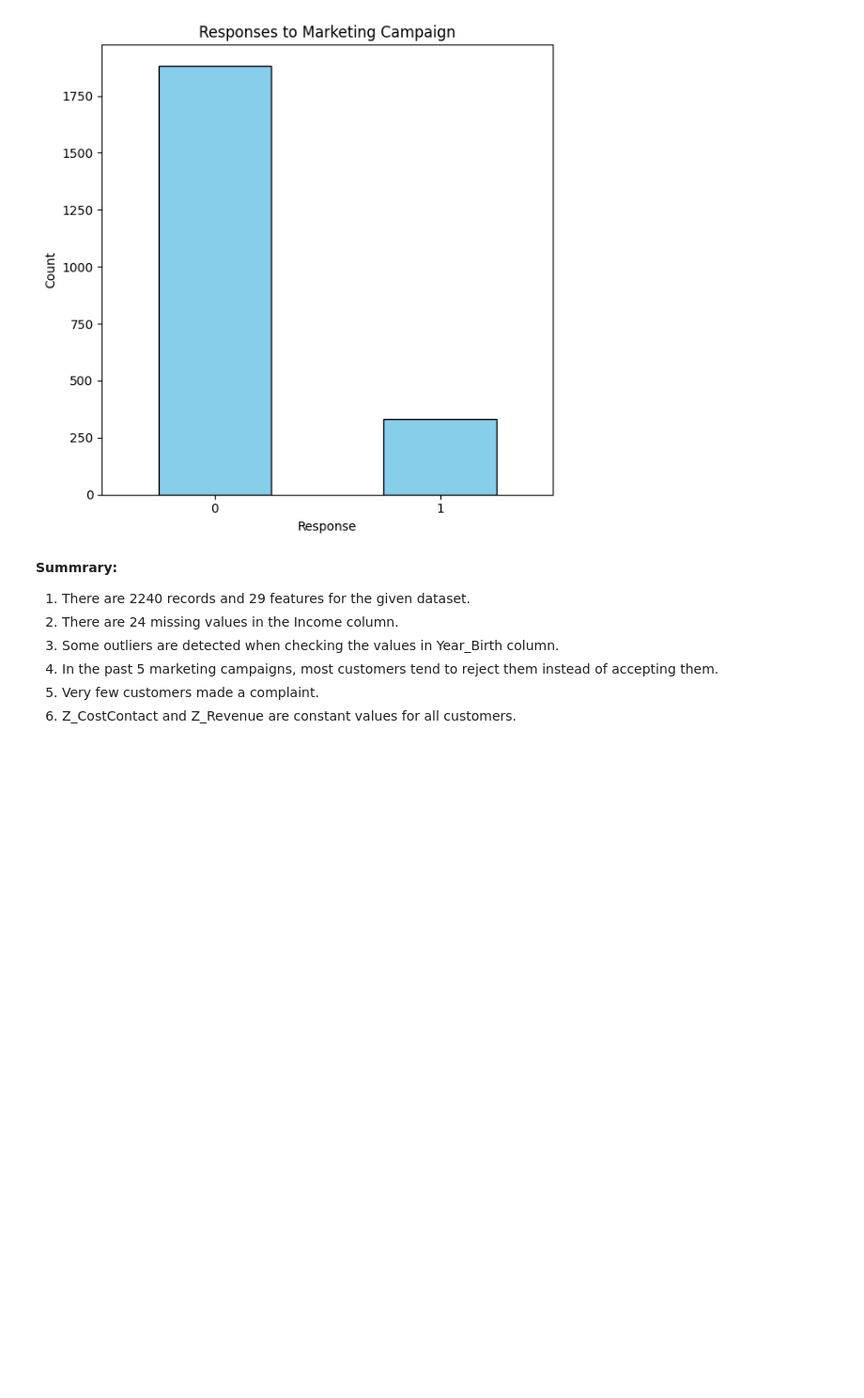
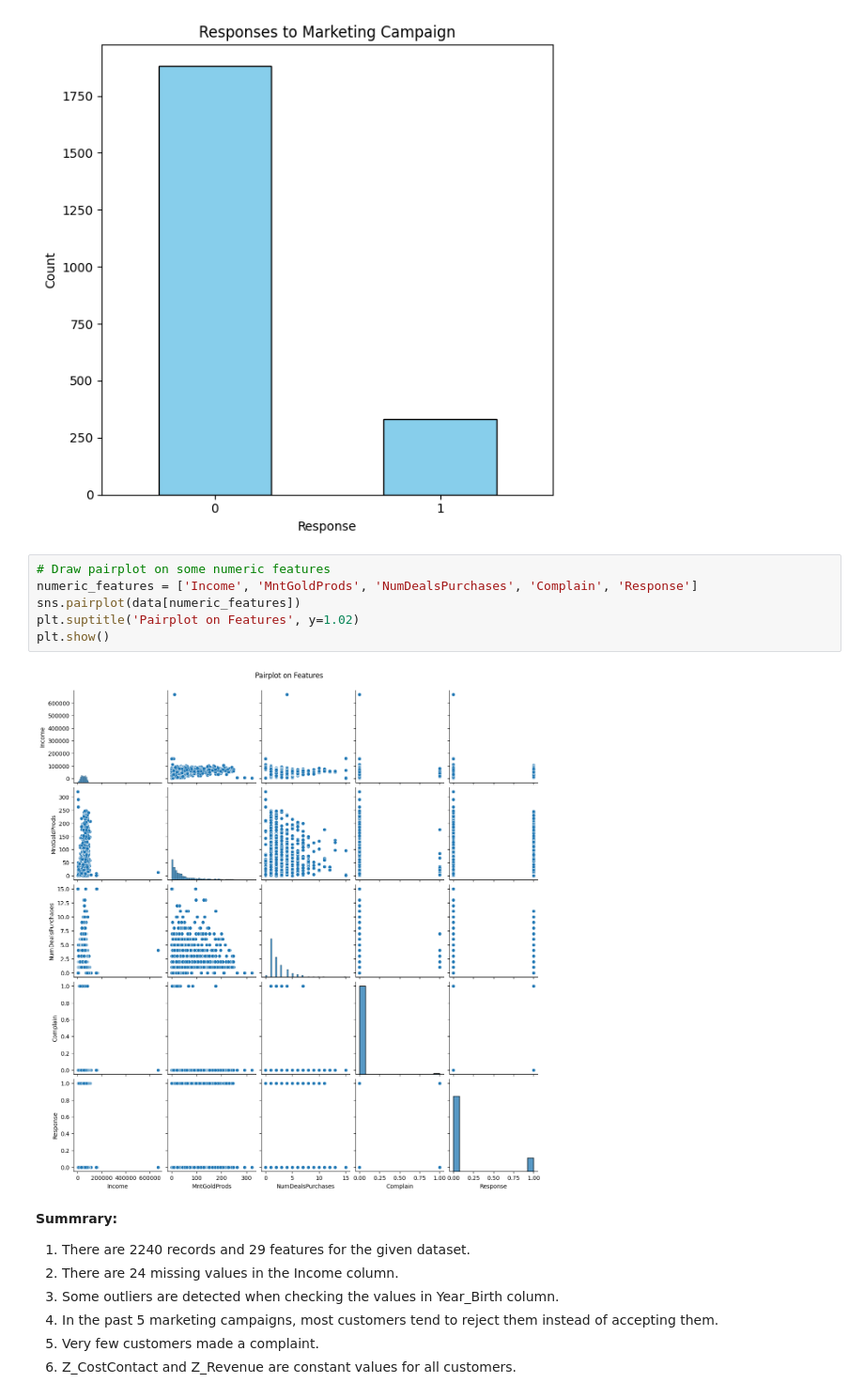
Before and after one commit to siqi-song/Customer-Segmentation, a Jupyter notebook: eda.ipynb, the cells around one changed output. Shown: that part at 94% size. Saved outputs shown, nothing was run; the diff lists cells and outputs as text; blank space fills up the shorter version.

Commit message:
add pair plots into EDA

```diff
--- a/eda.ipynb
+++ b/eda.ipynb
@@ -354,6 +355,14 @@ plt.tight_layout()
 plt.show()
 # %% [output]
 [figure]
+# %%
+# Draw pairplot on some numeric features
+numeric_features = ['Income', 'MntGoldProds', 'NumDealsPurchases', 'Complain', 'Response']
+sns.pairplot(data[numeric_features])
+plt.suptitle('Pairplot on Features', y=1.02)
+plt.show()
+# %% [output]
+[figure, added]
 # %% [markdown]
 <b>Summrary:</b>
 
```
Also changed, not shown: parts of 1 cell of this notebook.
